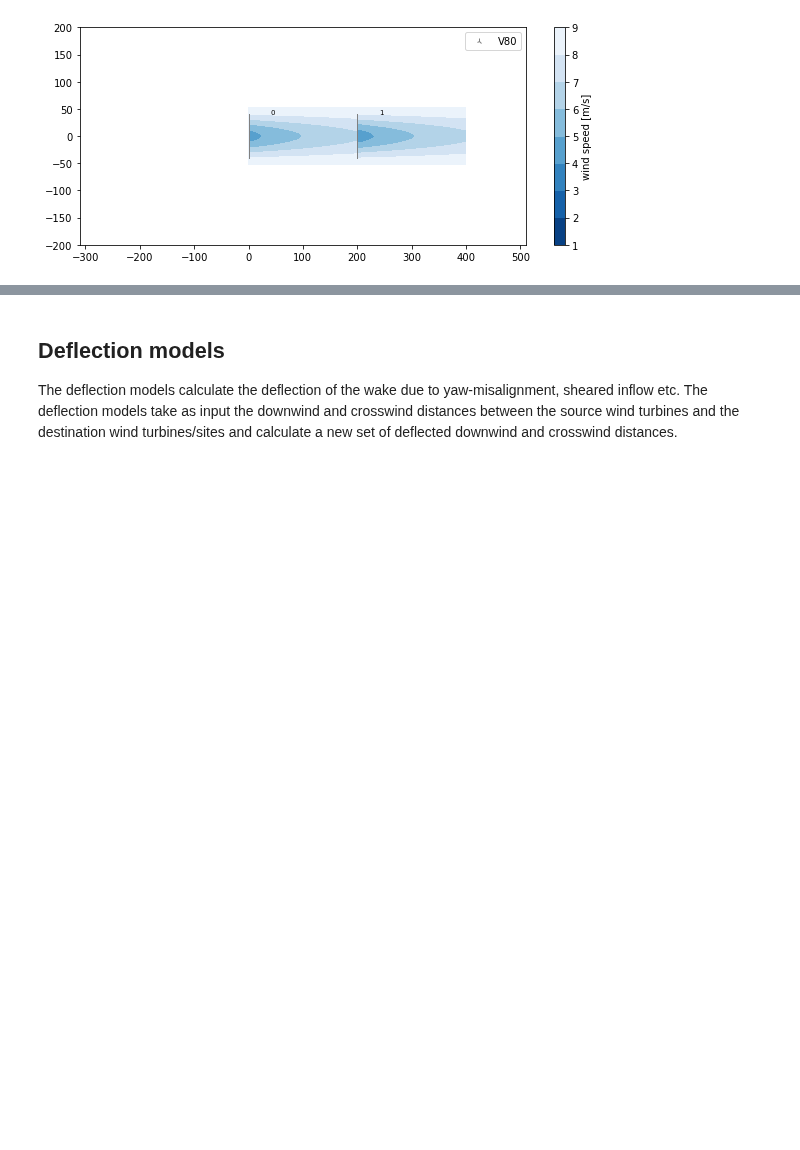
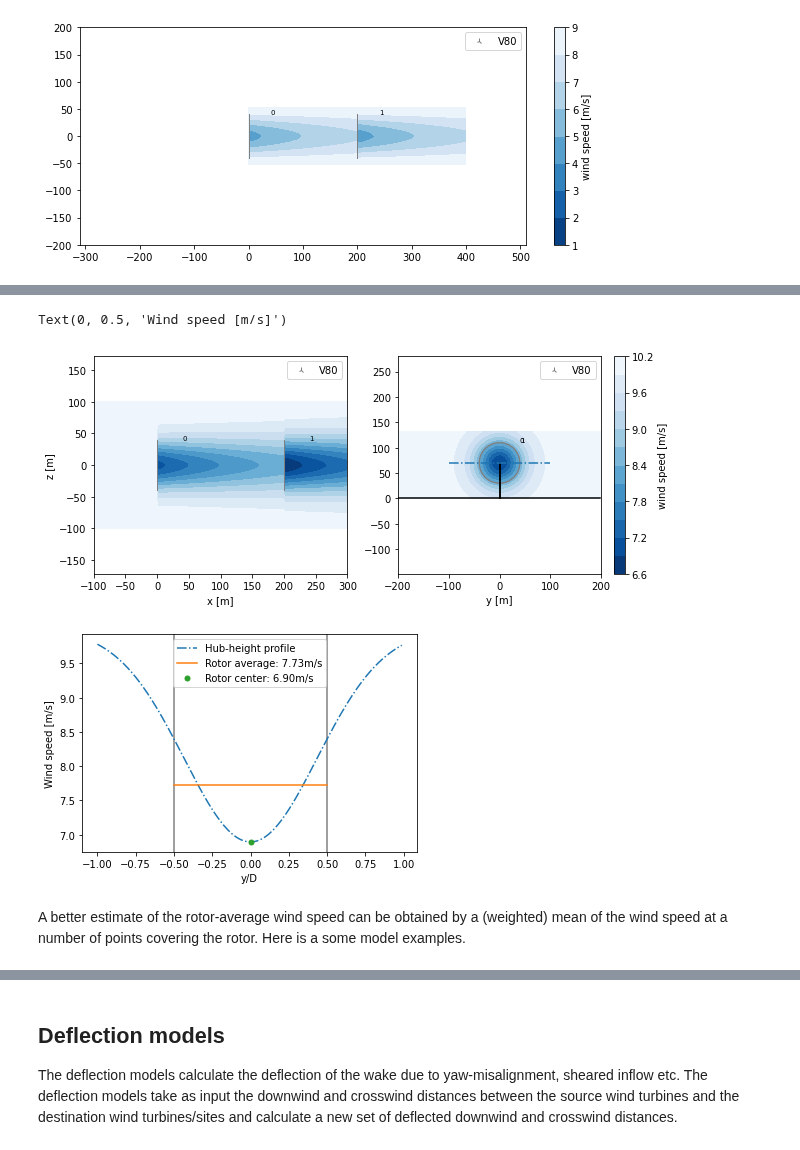
Before and after one commit to DTUWindEnergy/PyWake, a Jupyter notebook: docs/notebooks/EngineeringWindFarmModels.ipynb, the cells around one changed output, grey strips where cells are left out. Drawn from its saved outputs; the diff is of its cells as text; code cells hidden in the pictures; blank space fills up the shorter version.

```diff
--- a/docs/notebooks/EngineeringWindFarmModels.ipynb
+++ b/docs/notebooks/EngineeringWindFarmModels.ipynb
@@ -345,0 +390,31 @@ max_sum([0,200],[0,0],wd=270,ws=10).flow_map().plot_wake_map(levels=np.arange(1,
+# %%
+from py_wake.superposition_models import SquaredSum
+from py_wake.flow_map import HorizontalGrid, YZGrid
+R = D/2
+wfm = IEA37SimpleBastankhahGaussian(site, windTurbines, superpositionModel=SquaredSum())
+sim_res = wfm([0,200],[0,0],wd=270,ws=10)
+fig,(ax1,ax2) = plt.subplots(1,2, figsize=(10,4))
+ax1.set_xlabel("x [m]"), ax1.set_ylabel("y [m]")
+sim_res.flow_map(HorizontalGrid(extend=.1)).plot_wake_map(10, ax=ax1, plot_colorbar=False)
+sim_res.flow_map(YZGrid(x=200)).plot_wake_map(10, ax=ax2)
+ax2.plot([-100,100],[70,70],'-.')
+ax2.set_xlabel("y [m]"), ax1.set_ylabel("z [m]")
+
+plt.figure()
+flow_map = sim_res.flow_map(HorizontalGrid(x=[200], y=np.arange(-80, 80)))
+
+for x in [-.5,.5]:
+    plt.gca().axvline(x,color='grey')
+plt.plot(flow_map.Y[:, 0]/D, flow_map.WS_eff_xylk[:, 0, 0, 0], '-.', label='Hub-height profile')
+plt.plot([-.5,.5],[7.73,7.73],label='Rotor average: 7.73m/s')
+rc_ws = flow_map.WS_eff_xylk[80, 0, 0, 0]
+plt.plot(flow_map.Y[80, 0]/D, rc_ws,'.', ms=10, label='Rotor center: %.2fm/s'%rc_ws)
+plt.legend()
+plt.xlabel("y/D")
+plt.ylabel('Wind speed [m/s]')
+# %% [output]
+Text(0, 0.5, 'Wind speed [m/s]')
+[figure, added]
+[figure, added]
+# %% [markdown]
+A better estimate of the rotor-average wind speed can be obtained by a (weighted) mean of the wind speed at a number of points covering the rotor. Here is a some model examples.
```
Also changed, not shown: parts of 43 cells of this notebook, 18 other files.
